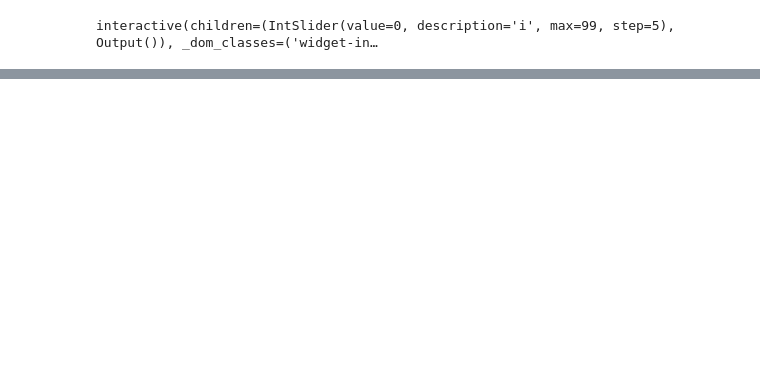
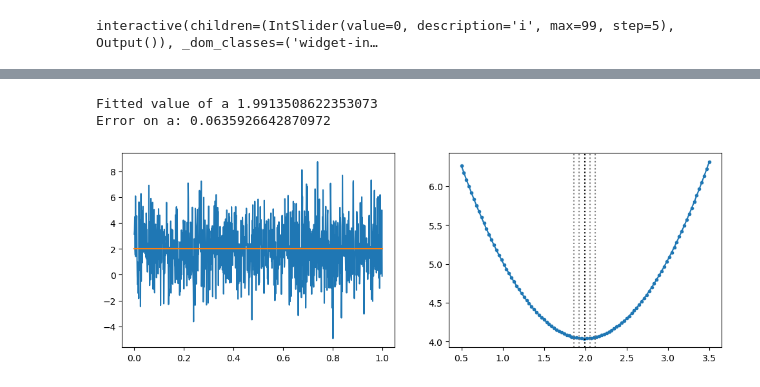
Before and after one commit to gsteele13/gary-misc-notebooks, a Jupyter notebook: Least squares.ipynb, the cells around one changed output, grey strips where cells are left out. Drawn from its saved outputs; the diff is of its cells as text; code cells hidden in the pictures; blank space fills up the shorter version.

```diff
--- a/Least squares.ipynb
+++ b/Least squares.ipynb
@@ -118,0 +181,6 @@ interactive(children=(IntSlider(value=0, description='i', max=99, step=5), Outpu
+# %%
+make_plots(1000)
+# %% [output]
+Fitted value of a 1.9913508622353073
+Error on a: 0.0635926642870972
+[figure, added]
```
Also changed, not shown: parts of 13 cells of this notebook, 1 other file.
